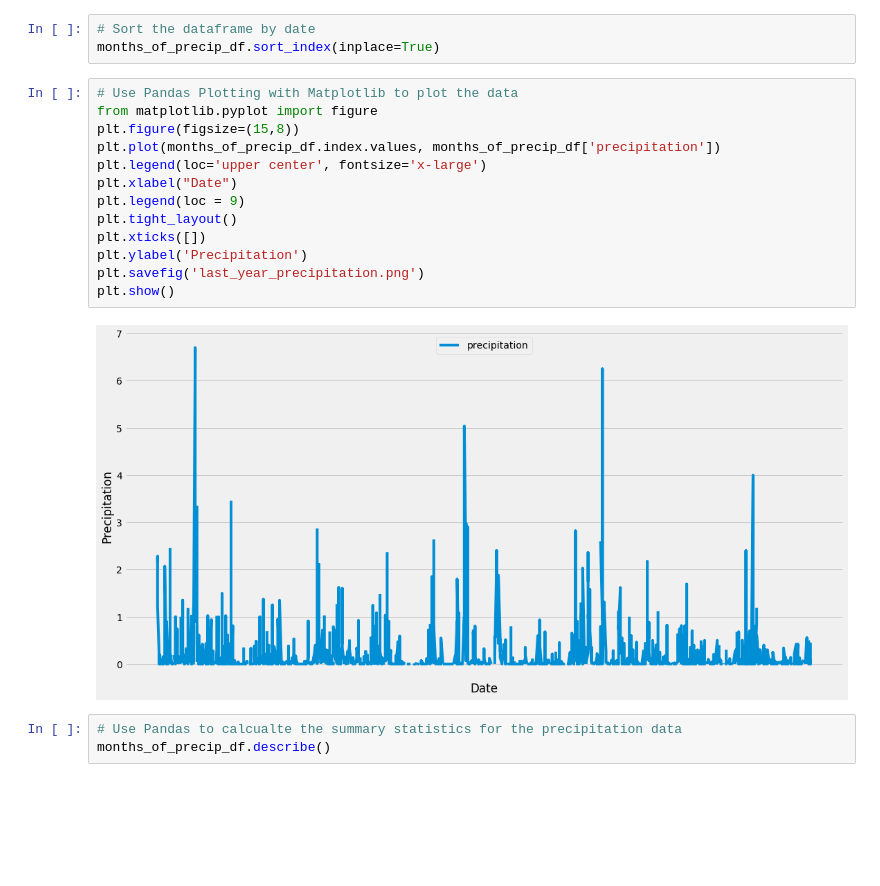
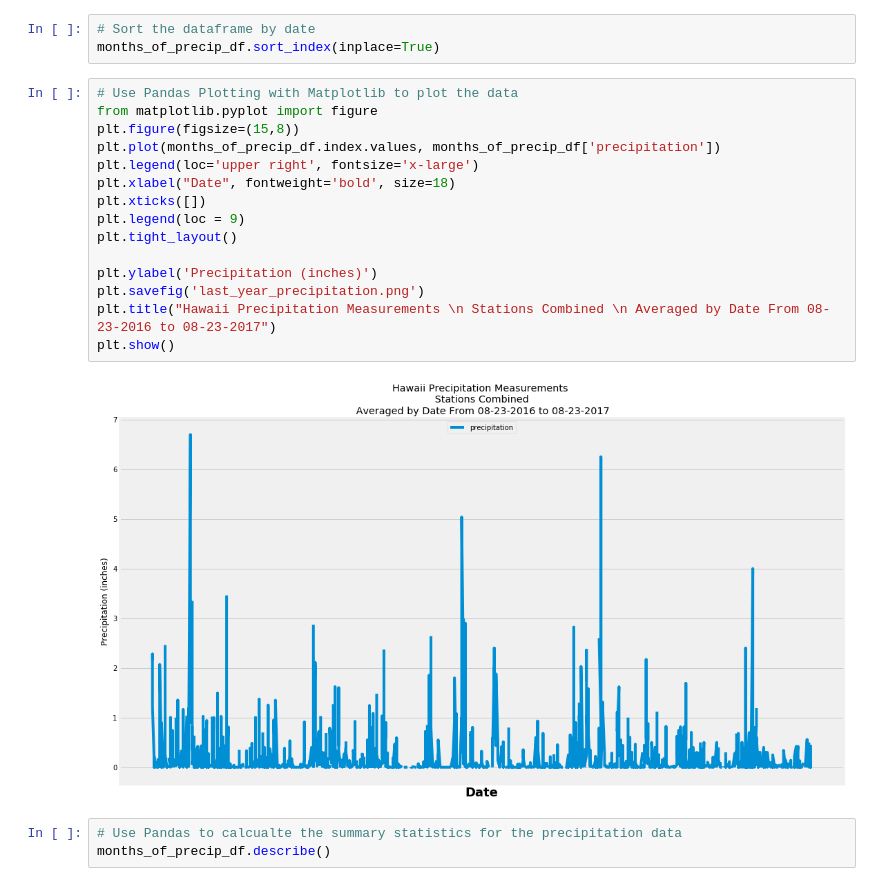
Before and after one commit to mmagliar/SQL-Alchemy-Homework, a Jupyter notebook: Instructions/climate_starter-MM.ipynb, the cells around one changed output. Saved outputs shown, nothing was run; the diff lists cells and outputs as text; blank space fills up the shorter version.

```diff
--- a/Instructions/climate_starter-MM.ipynb
+++ b/Instructions/climate_starter-MM.ipynb
@@ -118,18 +118,20 @@ months_of_precip_df.sort_index(inplace=True)
 # %%
 # Use Pandas Plotting with Matplotlib to plot the data
 from matplotlib.pyplot import figure
 plt.figure(figsize=(15,8))
 plt.plot(months_of_precip_df.index.values, months_of_precip_df['precipitation'])
-plt.legend(loc='upper center', fontsize='x-large')
-plt.xlabel("Date")
+plt.legend(loc='upper right', fontsize='x-large')
+plt.xlabel("Date", fontweight='bold', size=18)
+plt.xticks([])
 plt.legend(loc = 9)
 plt.tight_layout()
-plt.xticks([])
-plt.ylabel('Precipitation')
+
+plt.ylabel('Precipitation (inches)')
 plt.savefig('last_year_precipitation.png')
+plt.title("Hawaii Precipitation Measurements \n Stations Combined \n Averaged by Date From 08-23-2016 to 08-23-2017")
 plt.show()
 # %% [output]
-[figure, old version]
+[figure, new version]
 # %%
 # Use Pandas to calcualte the summary statistics for the precipitation data
 months_of_precip_df.describe()
```
Also changed, not shown: parts of 16 cells of this notebook.
